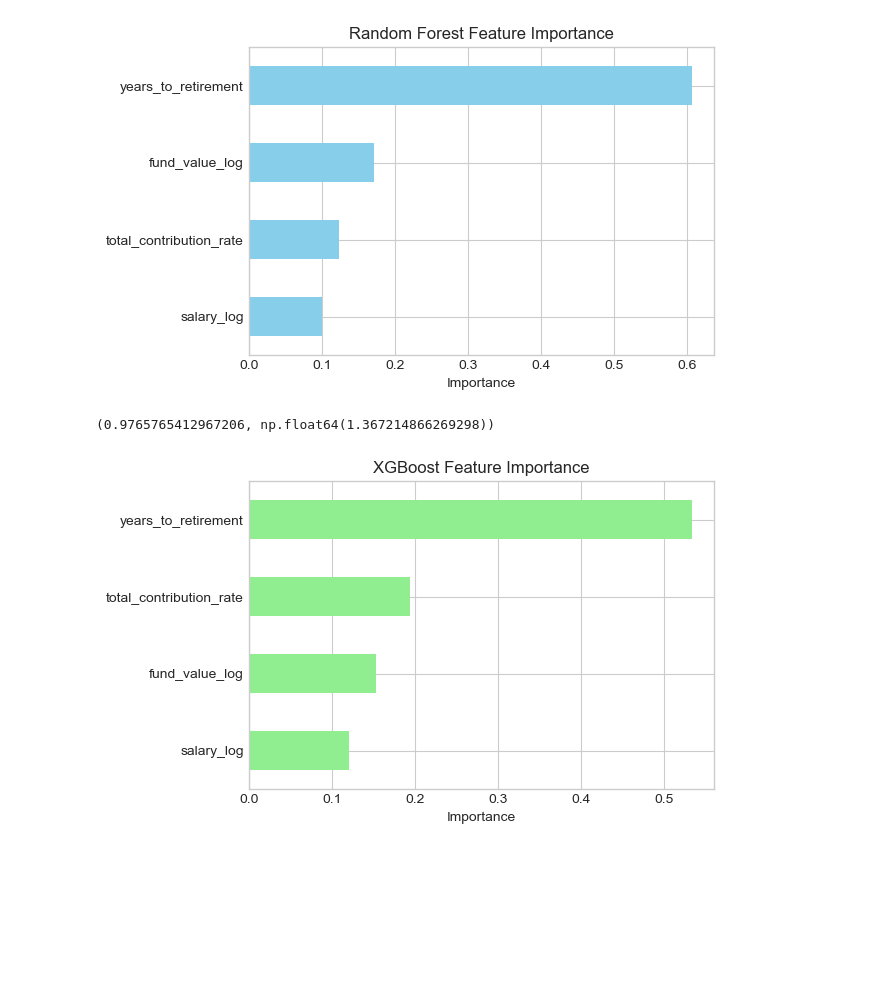
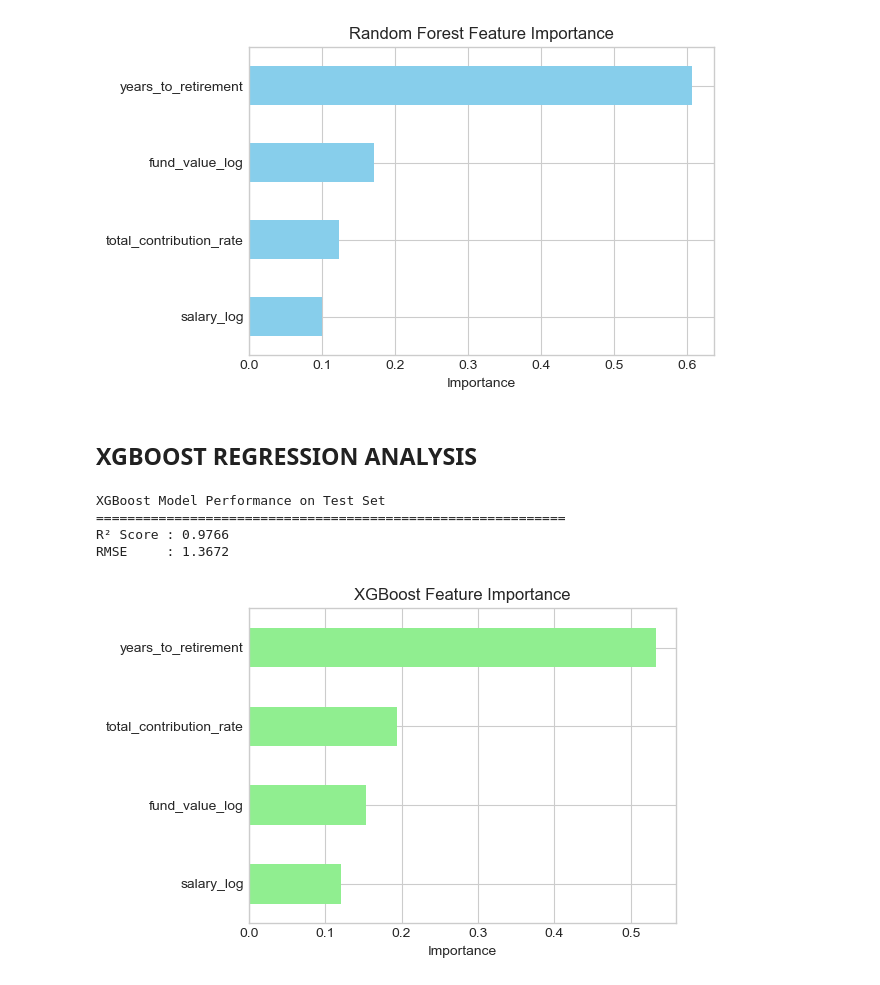
Before and after one commit to Vain-Guy/Labour-Force, a Jupyter notebook: Notebooks/eda.ipynb, the cells around one changed output. Saved outputs shown, nothing was run; the diff lists cells and outputs as text; code cells hidden in the pictures; blank space fills up the shorter version.

Commit message:
Modeling done

```diff
--- a/Notebooks/eda.ipynb
+++ b/Notebooks/eda.ipynb
@@ -1328,40 +1326,48 @@ Random Forest Model Performance on Test Set
 R² Score : 0.9534
 RMSE     : 1.9279
 [figure]
+# %% [markdown]
+## XGBOOST REGRESSION ANALYSIS
 # %%
+# Initialize XGBoost Regressor
 xgb_model = XGBRegressor(
     n_estimators=500,
     learning_rate=0.05,
     max_depth=4,
     subsample=0.8,
     colsample_bytree=0.8,
     random_state=42,
     n_jobs=-1
 )
 
 # Fit model
 xgb_model.fit(x_train, y_train)
 
 # Predict
 y_pred_xgb = xgb_model.predict(x_test)
 
 # Performance
 r2_xgb = r2_score(y_test, y_pred_xgb)
 rmse_xgb = np.sqrt(mean_squared_error(y_test, y_pred_xgb))
 
-r2_xgb, rmse_xgb
+print("XGBoost Model Performance on Test Set")
+print("==" * 30)
+print(f"R² Score : {r2_xgb:.4f}")
+print(f"RMSE     : {rmse_xgb:.4f}")
+
+# Feature Importance
+feat_importances = pd.Series(xgb_model.feature_importances_, index=x_train.columns)
+feat_importances = feat_importances.sort_values(ascending=True)
+
+feat_importances.plot(kind='barh', figsize=(6,4), color='lightgreen')
+plt.title("XGBoost Feature Importance")
+plt.xlabel("Importance")
+
+plt.tight_layout()
+plt.show()
 # %% [output]
-(0.9765765412967206, np.float64(1.367214866269298))
+XGBoost Model Performance on Test Set
+============================================================
+R² Score : 0.9766
+RMSE     : 1.3672
+[figure, added]
-# %%
-import matplotlib.pyplot as plt
-import pandas as pd
-
-feat_importances = pd.Series(xgb_model.feature_importances_, index=x_train.columns)
-feat_importances = feat_importances.sort_values(ascending=True)
-
-feat_importances.plot(kind='barh', figsize=(6,4), color='lightgreen')
-plt.title("XGBoost Feature Importance")
-plt.xlabel("Importance")
-plt.show()
-# %% [output]
-[figure, removed]
```
Also changed, not shown: parts of 1 cell of this notebook.
